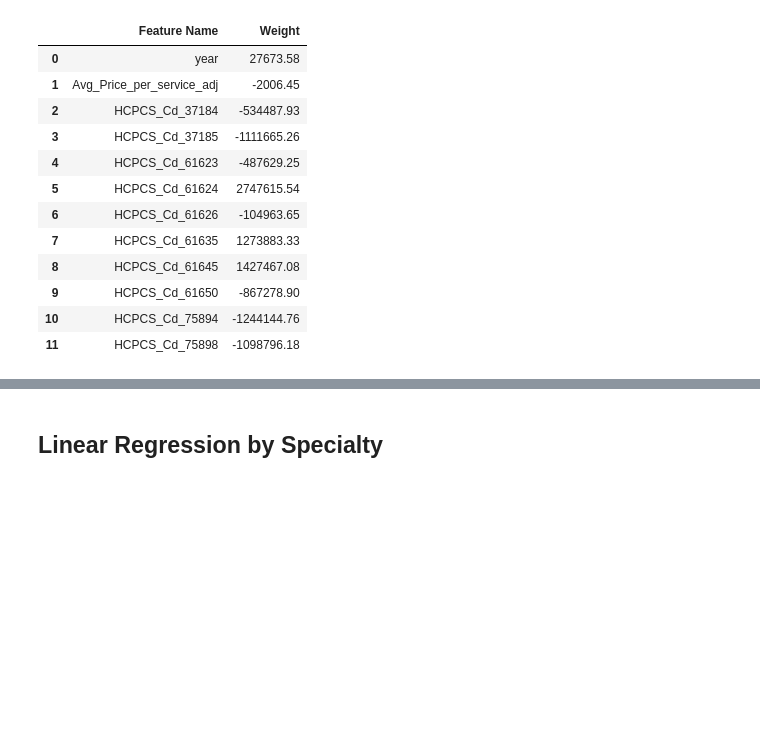
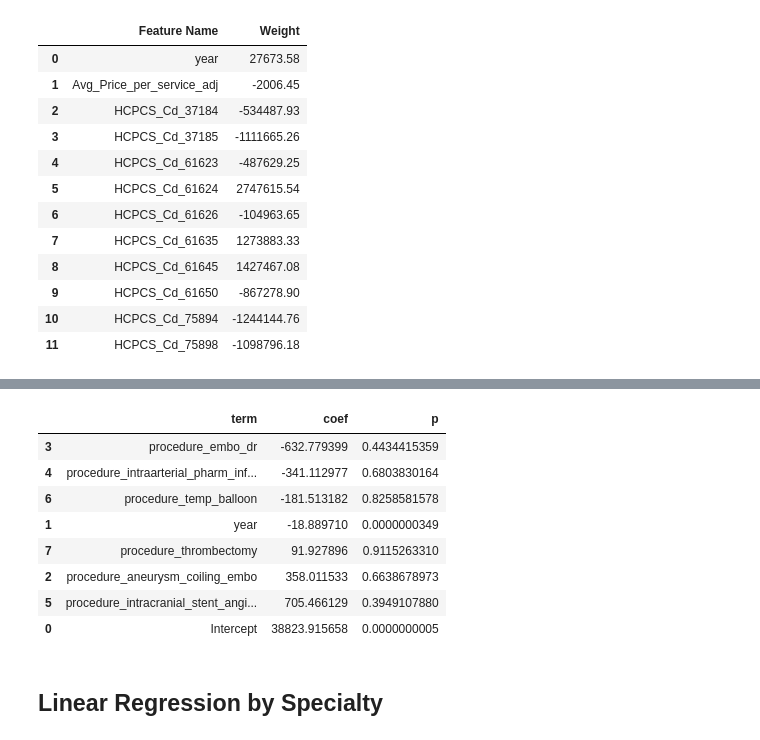
Before and after one commit to shu98/neurovasc_spine, a Jupyter notebook: analysis_final.ipynb, the cells around one changed output, grey strips where cells are left out. Saved outputs shown, nothing was run; the diff lists cells and outputs as text; code cells hidden in the pictures; blank space fills up the shorter version.

```diff
--- a/analysis_final.ipynb
+++ b/analysis_final.ipynb
@@ -1111,0 +1235,19 @@ feature_weights
+# %%
+spine_data_for_regression = util_2023_2013_adj_spine[['procedure', 'year', 'Avg_Price_per_service_adj']]
+
+all_regression_data = spine_data_for_regression
+all_regression_data = pd.get_dummies(all_regression_data, columns=['procedure'])
+all_regression_data = all_regression_data.dropna(subset=['Avg_Price_per_service_adj']).fillna(0)
+
+X = all_regression_data.drop(columns=['Avg_Price_per_service_adj']).fillna(False)
+y = all_regression_data['Avg_Price_per_service_adj']
+
+model = LinearRegression().fit(X, y)
+summary = sklearn_linear_pvalues(model, X, y)
+
+feature_weights = []
+for i, coef in enumerate(model.coef_):
+    feature_weights.append([model.feature_names_in_[i], coef])
+
+summary['p'] =  summary['p'].apply(lambda x: f'{x:,.10f}'.format(x))
+summary[['term', 'coef', 'p']].sort_values(by=['coef'])
@@ -1112,3 +1262,32 @@ feature_weights
+# %%
+neurovasc_data_for_regression = util_2023_2013_adj_neurovasc[['procedure', 'year', 'Avg_Price_per_service_adj']]
+
+all_regression_data = neurovasc_data_for_regression
+all_regression_data = pd.get_dummies(all_regression_data, columns=['procedure'])
+all_regression_data = all_regression_data.dropna(subset=['Avg_Price_per_service_adj']).fillna(0)
+
+X = all_regression_data.drop(columns=['Avg_Price_per_service_adj']).fillna(False)
+y = all_regression_data['Avg_Price_per_service_adj']
+
+model = LinearRegression().fit(X, y)
+summary = sklearn_linear_pvalues(model, X, y)
+
+feature_weights = []
+for i, coef in enumerate(model.coef_):
+    feature_weights.append([model.feature_names_in_[i], coef])
+
+summary['p'] =  summary['p'].apply(lambda x: f'{x:,.10f}'.format(x))
+summary[['term', 'coef', 'p']].sort_values(by=['coef'])
+# %% [output]
+|  | term | coef | p |
+| 3 | procedure_embo_dr | -632.779399 | 0.4434415359 |
+| 4 | procedure_intraarterial_pharm_inf... | -341.112977 | 0.6803830164 |
+| 6 | procedure_temp_balloon | -181.513182 | 0.8258581578 |
+| 1 | year | -18.889710 | 0.0000000349 |
+| 7 | procedure_thrombectomy | 91.927896 | 0.9115263310 |
+| 2 | procedure_aneurysm_coiling_embo | 358.011533 | 0.6638678973 |
+| 5 | procedure_intracranial_stent_angi... | 705.466129 | 0.3949107880 |
+| 0 | Intercept | 38823.915658 | 0.0000000005 |
 # %% [markdown]
 ## Linear Regression by Specialty
 # %%
```
Also changed, not shown: parts of 7 cells of this notebook.
